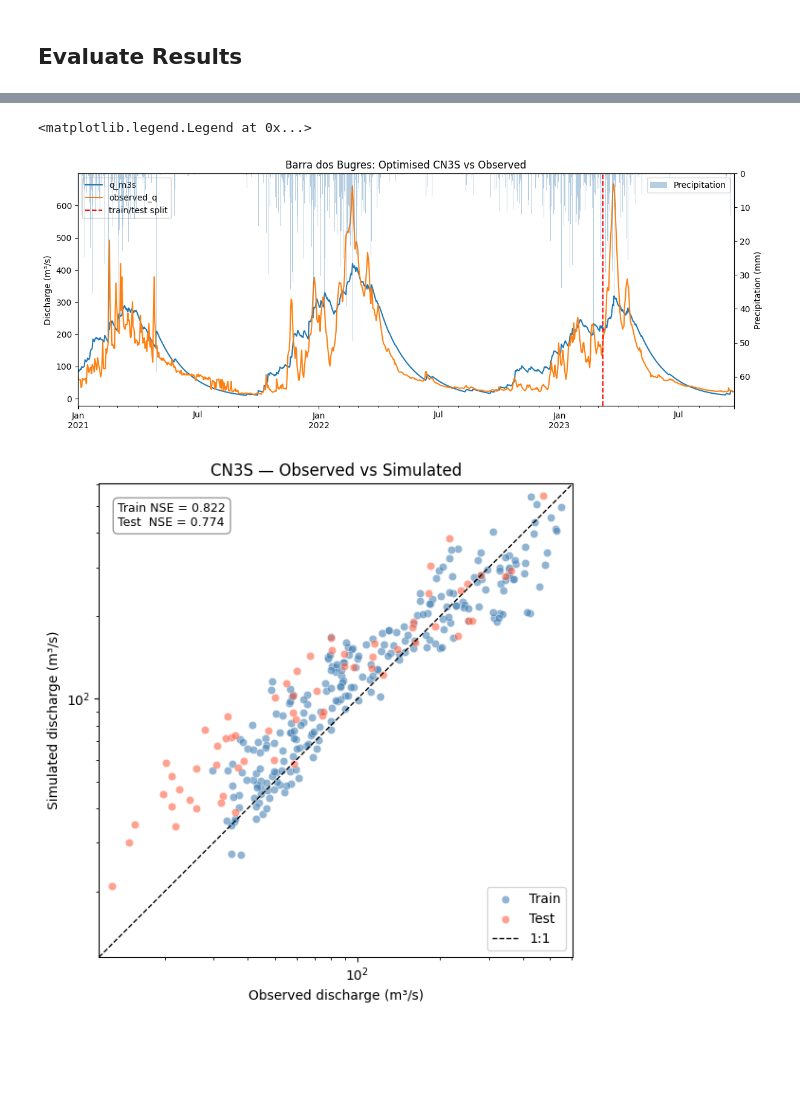
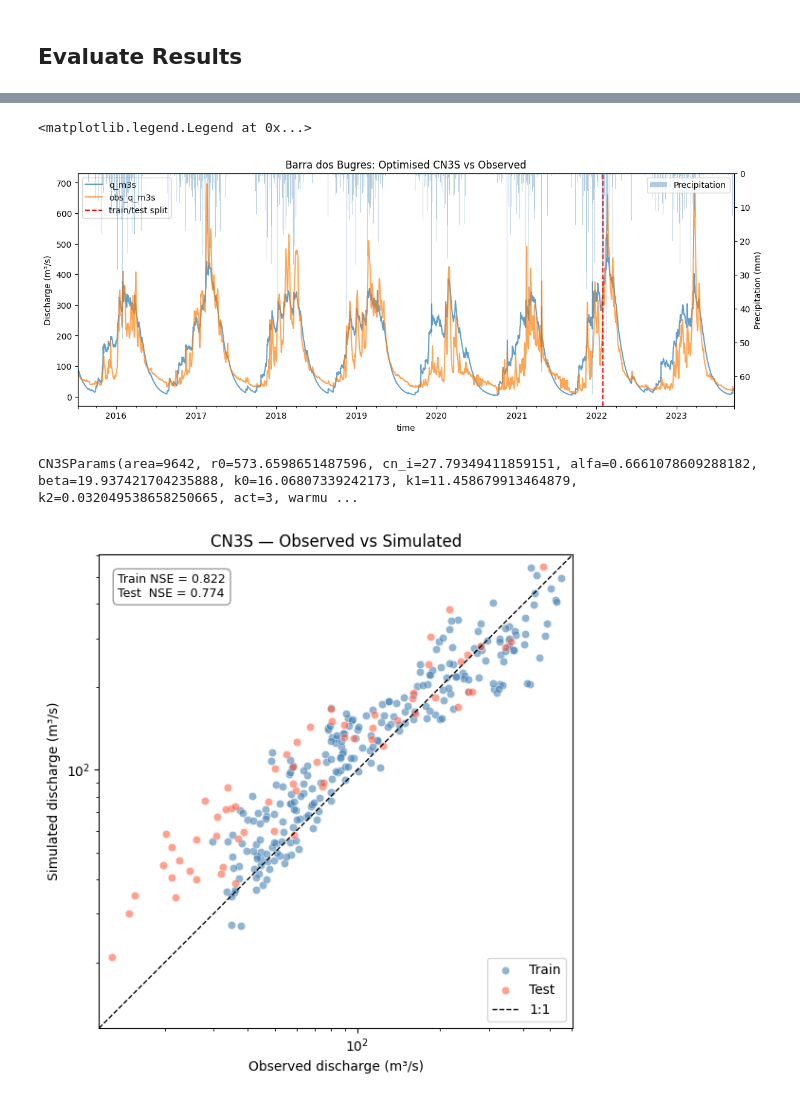
Before and after one commit to cordmaur/CN3S, a Jupyter notebook: nbs/Daily/05-Optimize_Daily.ipynb, the cells around one changed output, grey strips where cells are left out. Drawn from its saved outputs; the diff is of its cells as text; code cells hidden in the pictures; blank space fills up the shorter version.

```diff
--- a/nbs/Daily/05-Optimize_Daily.ipynb
+++ b/nbs/Daily/05-Optimize_Daily.ipynb
@@ -188,0 +230,8 @@ results
+# %%
+# Split index (adjusted for 3-month warm-up)
+split = optim.train_idx - optim._warmup_steps
+# %%
+model.params = optim.params_dict[17]
+model.run(sliced_prec["prec"])
+model.evaluate(q["Vazao"])
+results = model.results.copy()
@@ -189,9 +241,6 @@ results
 # %%
-# Split index (adjusted for 3-month warm-up)
-split = optim.train_idx - optim._n_warmup
-
-train_nse = r2_score(results.iloc[:split]["observed_q"], results.iloc[:split]["q_m3s"])
-test_nse = r2_score(results.iloc[split:]["observed_q"], results.iloc[split:]["q_m3s"])
+train_nse = r2_score(results.iloc[:split]["obs_q_m3s"], results.iloc[:split]["q_m3s"])
+test_nse = r2_score(results.iloc[split:]["obs_q_m3s"], results.iloc[split:]["q_m3s"])
 
 print(f"Train NSE: {train_nse:.4f}")
 print(f"Test  NSE: {test_nse:.4f}")
@@ -200,0 +258,13 @@ Test  NSE: 0.7157
+# %%
+model.params = optim.params_dict[79]
+model.run(sliced_prec["prec"])
+model.evaluate(q["Vazao"])
+results = model.results.copy()
+
+fig = optim.model.plot(
+    split=split,
+    q_headroom=1.5,
+    prec_headroom=3,
+    title="Barra dos Bugres: Optimised CN3S vs Observed",
+)
+fig
@@ -201,19 +274,22 @@ Test  NSE: 0.7157
 # %%
 ax = results.plot(
-    y=["q_m3s", "observed_q"], figsize=(14, 5), title="Barra dos Bugres: Optimised CN3S vs Observed"
+    y=["q_m3s", "obs_q_m3s"],
+    figsize=(14, 5),
+    title="Barra dos Bugres: Optimised CN3S vs Observed",
+    alpha=0.7,
 )
 ax.axvline(results.index[split], color="red", linestyle="--", label="train/test split")
 ax.legend(loc="upper left")
 ax.set_ylabel("Discharge (m³/s)")
 
 shifted_prec = sliced_prec.shift(0)
 ax2 = ax.twinx()
 ax2.bar(
     shifted_prec.index, shifted_prec["prec"], color="steelblue", alpha=0.4, label="Precipitation"
 )
 ax2.invert_yaxis()
 ax2.set_ylabel("Precipitation (mm)")
 ax2.legend(loc="upper right")
 # %% [output]
 <matplotlib.legend.Legend at 0x...>
-[figure, old version]
+[figure, new version]
@@ -288,0 +296,4 @@ fig.show()
+# %%
+model.params
+# %% [output]
+CN3SParams(area=9642, r0=573.6598651487596, cn_i=27.79349411859151, alfa=0.6661078609288182, beta=19.937421704235888, k0=16.06807339242173, k1=11.458679913464879, k2=0.032049538658250665, act=3, warmu ...
```
Also changed, not shown: parts of 30 cells of this notebook, 4 other files.
